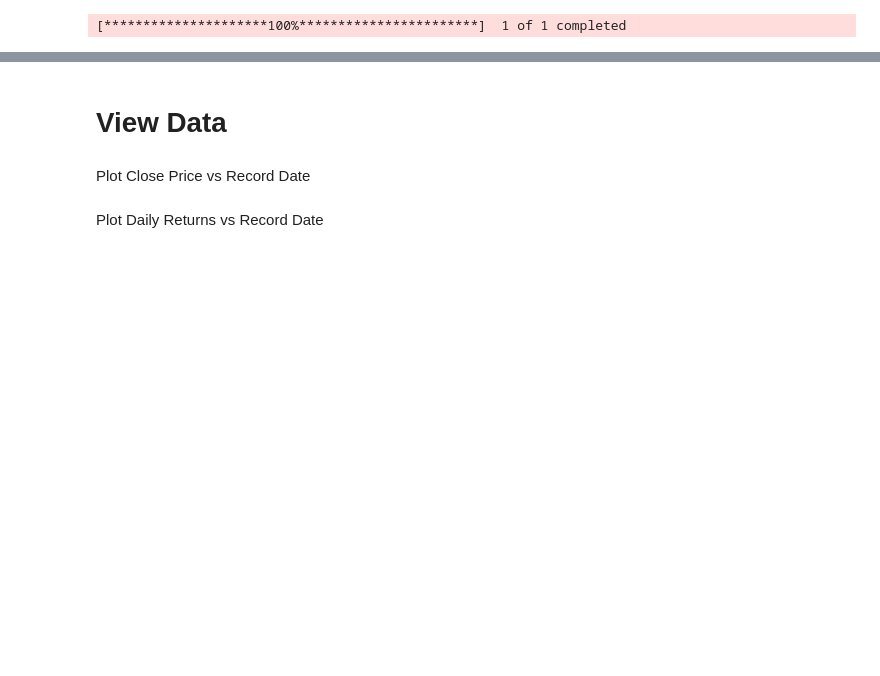
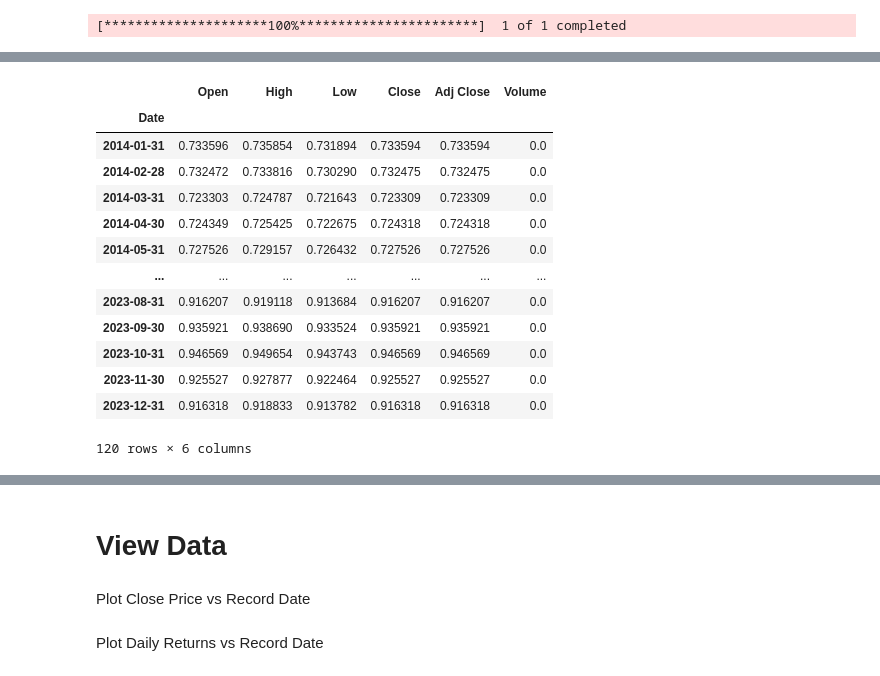
Before and after one commit to shayan1083/FinancialAnalysis, a Jupyter notebook: model.ipynb, the cells around one changed output, grey strips where cells are left out. Cells and saved outputs as stored; diff of their text form; code cells hidden in the pictures; blank space fills up the shorter version.

```diff
--- a/model.ipynb
+++ b/model.ipynb
@@ -114,0 +115,17 @@ len(usd_eur)
+# %%
+usd_eur
+# %% [output]
+|  | Open | High | Low | Close | Adj Close | Volume |
+| Date |  |  |  |  |  |  |
+| 2014-01-31 | 0.733596 | 0.735854 | 0.731894 | 0.733594 | 0.733594 | 0.0 |
+| 2014-02-28 | 0.732472 | 0.733816 | 0.730290 | 0.732475 | 0.732475 | 0.0 |
+| 2014-03-31 | 0.723303 | 0.724787 | 0.721643 | 0.723309 | 0.723309 | 0.0 |
+| 2014-04-30 | 0.724349 | 0.725425 | 0.722675 | 0.724318 | 0.724318 | 0.0 |
+| 2014-05-31 | 0.727526 | 0.729157 | 0.726432 | 0.727526 | 0.727526 | 0.0 |
+| ... | ... | ... | ... | ... | ... | ... |
+| 2023-08-31 | 0.916207 | 0.919118 | 0.913684 | 0.916207 | 0.916207 | 0.0 |
+| 2023-09-30 | 0.935921 | 0.938690 | 0.933524 | 0.935921 | 0.935921 | 0.0 |
+| 2023-10-31 | 0.946569 | 0.949654 | 0.943743 | 0.946569 | 0.946569 | 0.0 |
+| 2023-11-30 | 0.925527 | 0.927877 | 0.922464 | 0.925527 | 0.925527 | 0.0 |
+| 2023-12-31 | 0.916318 | 0.918833 | 0.913782 | 0.916318 | 0.916318 | 0.0 |
+120 rows × 6 columns
```
Also changed, not shown: parts of 18 cells of this notebook, 7 other files.
